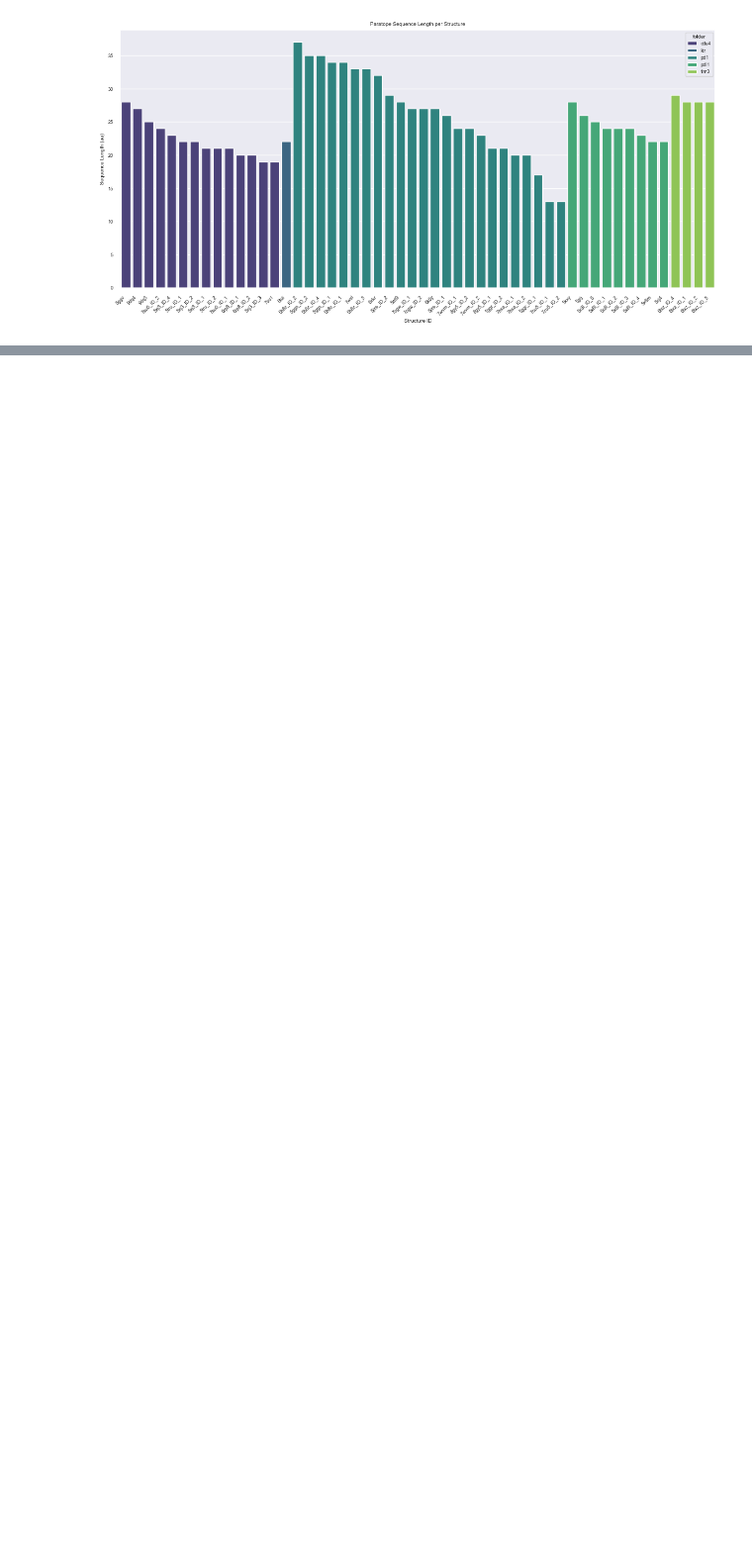
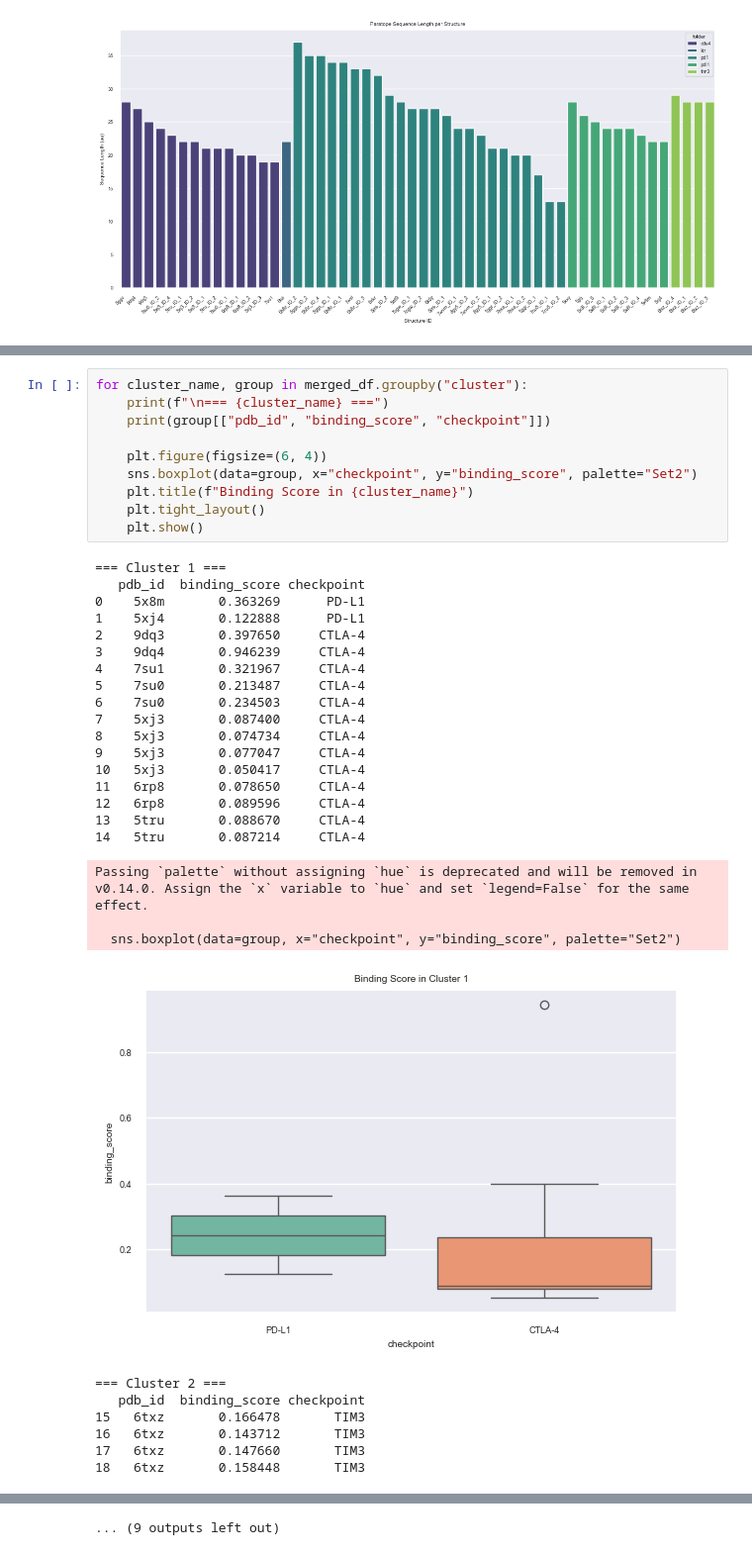
Before and after one commit to datascience-2025-group4/group04-team01, a Jupyter notebook: Structural Analysis_Paratope_Interface.ipynb, the cells around one changed output, grey strips where cells are left out. Shown at 99% size. Saved outputs shown, nothing was run; the diff lists cells and outputs as text; blank space fills up the shorter version.

```diff
--- a/Structural Analysis_Paratope_Interface.ipynb
+++ b/Structural Analysis_Paratope_Interface.ipynb
@@ -827,0 +964,38 @@ plt.show()
+# %%
+for cluster_name, group in merged_df.groupby("cluster"):
+    print(f"\n=== {cluster_name} ===")
+    print(group[["pdb_id", "binding_score", "checkpoint"]])
+
+    plt.figure(figsize=(6, 4))
+    sns.boxplot(data=group, x="checkpoint", y="binding_score", palette="Set2")
+    plt.title(f"Binding Score in {cluster_name}")
+    plt.tight_layout()
+    plt.show()
+# %% [output]
+=== Cluster 1 ===
+   pdb_id  binding_score checkpoint
+0    5x8m       0.363269      PD-L1
+1    5xj4       0.122888      PD-L1
+2    9dq3       0.397650     CTLA-4
+3    9dq4       0.946239     CTLA-4
+4    7su1       0.321967     CTLA-4
+5    7su0       0.213487     CTLA-4
+6    7su0       0.234503     CTLA-4
+7    5xj3       0.087400     CTLA-4
+8    5xj3       0.074734     CTLA-4
+9    5xj3       0.077047     CTLA-4
+10   5xj3       0.050417     CTLA-4
+11   6rp8       0.078650     CTLA-4
+12   6rp8       0.089596     CTLA-4
+13   5tru       0.088670     CTLA-4
+14   5tru       0.087214     CTLA-4
+Passing `palette` without assigning `hue` is deprecated and will be removed in v0.14.0. Assign the `x` variable to `hue` and set `legend=False` for the same effect.
+
+  sns.boxplot(data=group, x="checkpoint", y="binding_score", palette="Set2")
+[figure, added]
+=== Cluster 2 ===
+   pdb_id  binding_score checkpoint
+15   6txz       0.166478       TIM3
+16   6txz       0.143712       TIM3
+17   6txz       0.147660       TIM3
+18   6txz       0.158448       TIM3
@@ -827,0 +1028 @@ plt.show()
+... (9 outputs left out)
```
Also changed, not shown: parts of 24 cells of this notebook, 23 other files.
